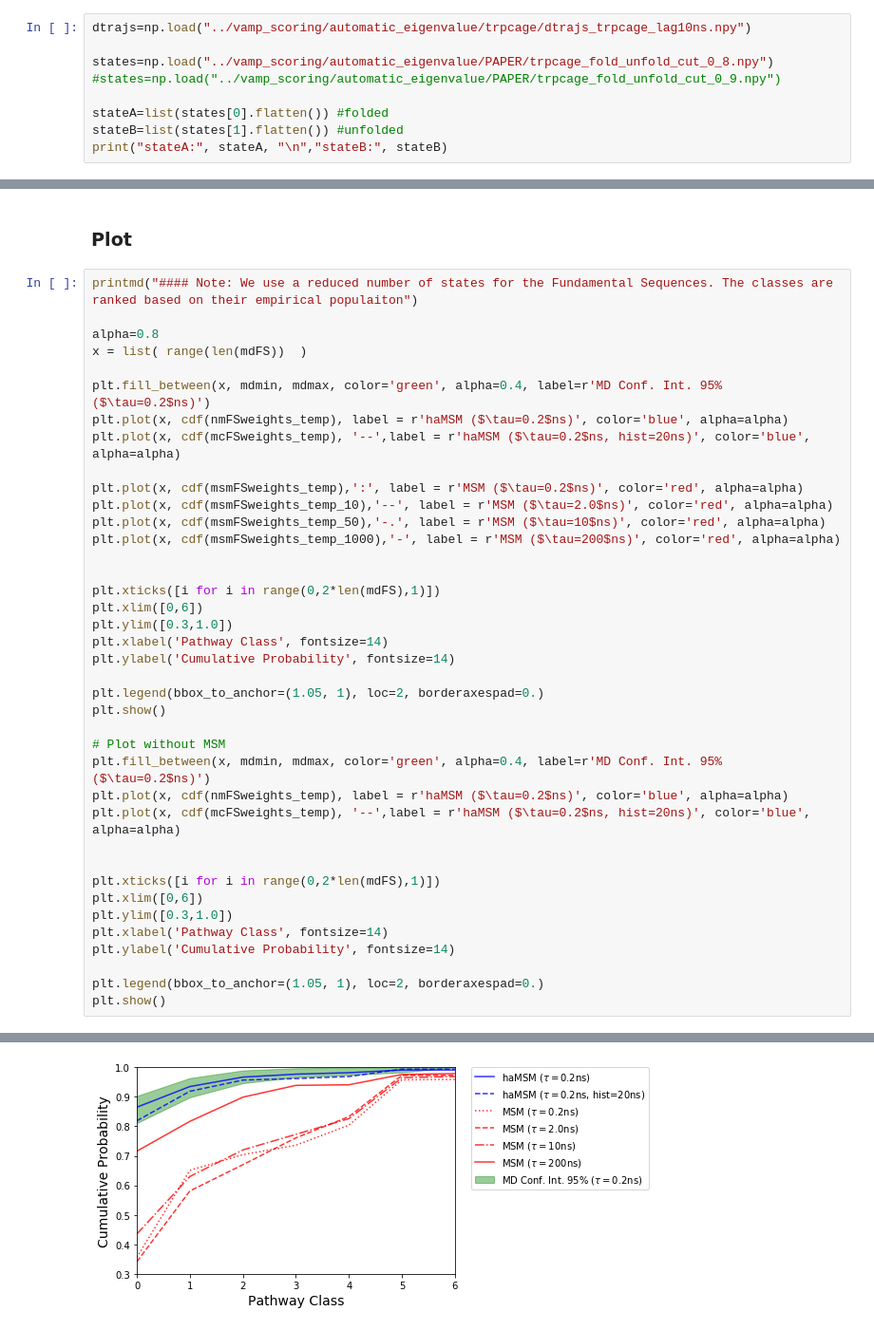
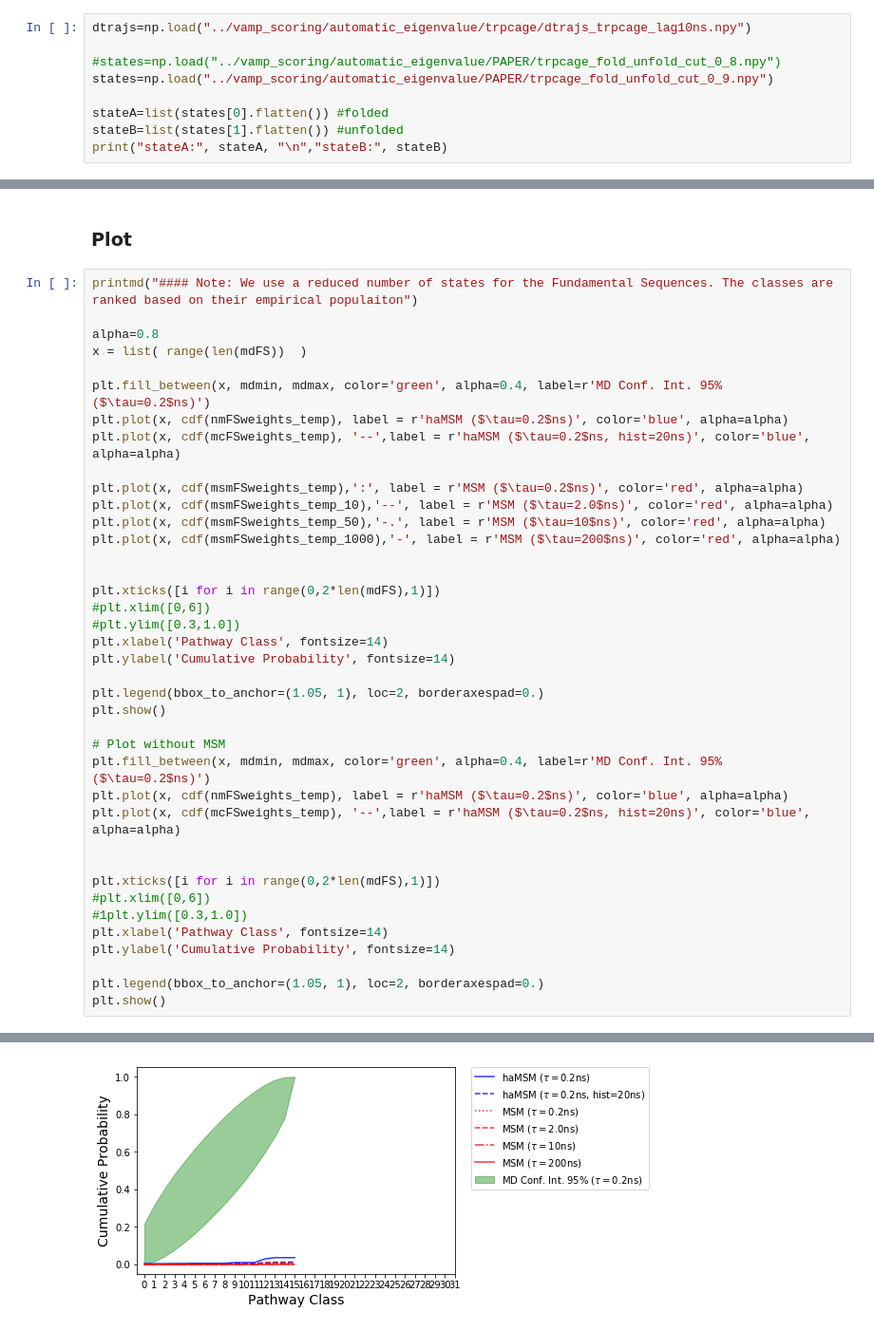
Before and after one commit to choderalab/msm-mfpt, a Jupyter notebook: models2/TrpCage_mfpts_corrfunc_FS_cut_0_9.ipynb, the cells around one changed output, grey strips where cells are left out. Shown at 95% size. Drawn from its saved outputs; the diff is of its cells as text.

```diff
--- a/models2/TrpCage_mfpts_corrfunc_FS_cut_0_9.ipynb
+++ b/models2/TrpCage_mfpts_corrfunc_FS_cut_0_9.ipynb
@@ -159,8 +159,8 @@ def confindence_interval_cdf(populations, totCounts, conf_interval=0.95, n_sampl
 # %%
 dtrajs=np.load("../vamp_scoring/automatic_eigenvalue/trpcage/dtrajs_trpcage_lag10ns.npy")
 
-states=np.load("../vamp_scoring/automatic_eigenvalue/PAPER/trpcage_fold_unfold_cut_0_8.npy")
-#states=np.load("../vamp_scoring/automatic_eigenvalue/PAPER/trpcage_fold_unfold_cut_0_9.npy")
+#states=np.load("../vamp_scoring/automatic_eigenvalue/PAPER/trpcage_fold_unfold_cut_0_8.npy")
+states=np.load("../vamp_scoring/automatic_eigenvalue/PAPER/trpcage_fold_unfold_cut_0_9.npy")
 
 stateA=list(states[0].flatten()) #folded
 stateB=list(states[1].flatten()) #unfolded
@@ -622,35 +625,35 @@ plt.fill_between(x, mdmin, mdmax, color='green', alpha=0.4, label=r'MD Conf. Int
 plt.plot(x, cdf(nmFSweights_temp), label = r'haMSM ($\tau=0.2$ns)', color='blue', alpha=alpha)
 plt.plot(x, cdf(mcFSweights_temp), '--',label = r'haMSM ($\tau=0.2$ns, hist=20ns)', color='blue', alpha=alpha)
 
 plt.plot(x, cdf(msmFSweights_temp),':', label = r'MSM ($\tau=0.2$ns)', color='red', alpha=alpha)
 plt.plot(x, cdf(msmFSweights_temp_10),'--', label = r'MSM ($\tau=2.0$ns)', color='red', alpha=alpha)
 plt.plot(x, cdf(msmFSweights_temp_50),'-.', label = r'MSM ($\tau=10$ns)', color='red', alpha=alpha)
 plt.plot(x, cdf(msmFSweights_temp_1000),'-', label = r'MSM ($\tau=200$ns)', color='red', alpha=alpha)
 
 
 plt.xticks([i for i in range(0,2*len(mdFS),1)])
-plt.xlim([0,6])
-plt.ylim([0.3,1.0])
+#plt.xlim([0,6])
+#plt.ylim([0.3,1.0])
 plt.xlabel('Pathway Class', fontsize=14)
 plt.ylabel('Cumulative Probability', fontsize=14)
 
 plt.legend(bbox_to_anchor=(1.05, 1), loc=2, borderaxespad=0.)
 plt.show()
 
 # Plot without MSM
 plt.fill_between(x, mdmin, mdmax, color='green', alpha=0.4, label=r'MD Conf. Int. 95% ($\tau=0.2$ns)')
 plt.plot(x, cdf(nmFSweights_temp), label = r'haMSM ($\tau=0.2$ns)', color='blue', alpha=alpha)
 plt.plot(x, cdf(mcFSweights_temp), '--',label = r'haMSM ($\tau=0.2$ns, hist=20ns)', color='blue', alpha=alpha)
 
 
 plt.xticks([i for i in range(0,2*len(mdFS),1)])
-plt.xlim([0,6])
-plt.ylim([0.3,1.0])
+#plt.xlim([0,6])
+#1plt.ylim([0.3,1.0])
 plt.xlabel('Pathway Class', fontsize=14)
 plt.ylabel('Cumulative Probability', fontsize=14)
 
 plt.legend(bbox_to_anchor=(1.05, 1), loc=2, borderaxespad=0.)
 plt.show()
 # %% [output]
 #### Note: We use a reduced number of states for the Fundamental Sequences. The classes are ranked based on their empirical populaiton
-[figure, old version]
+[figure, new version]
```
Also changed, not shown: parts of 10 cells of this notebook, 3 other files.
